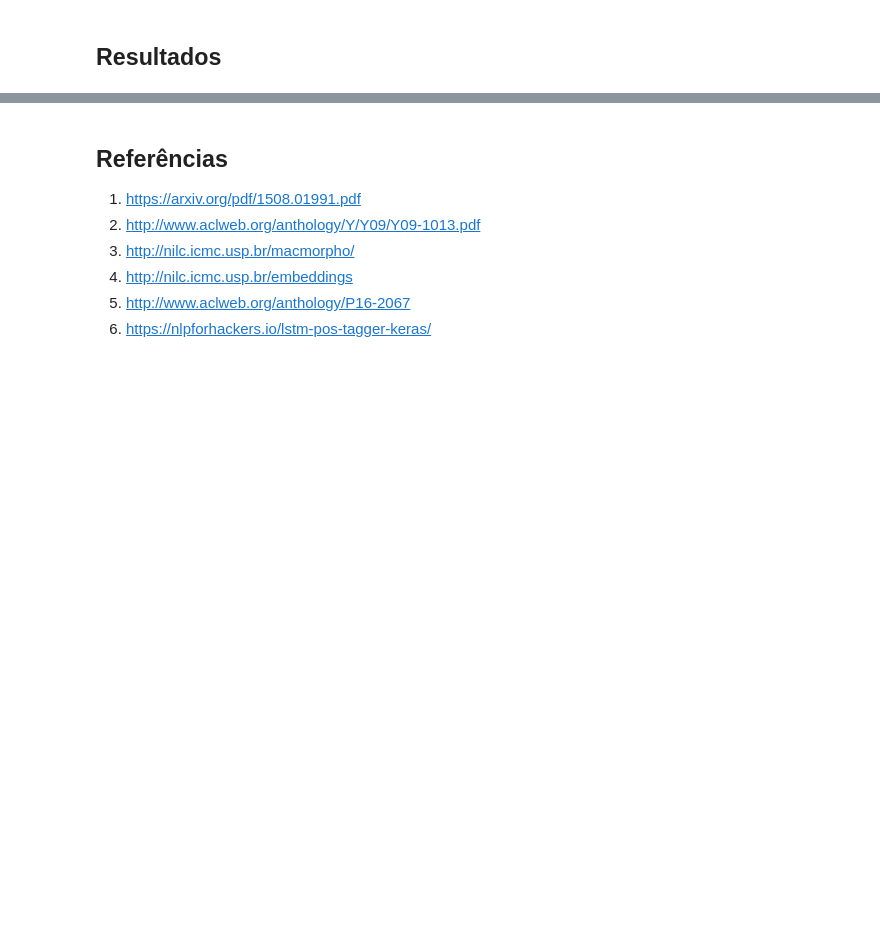
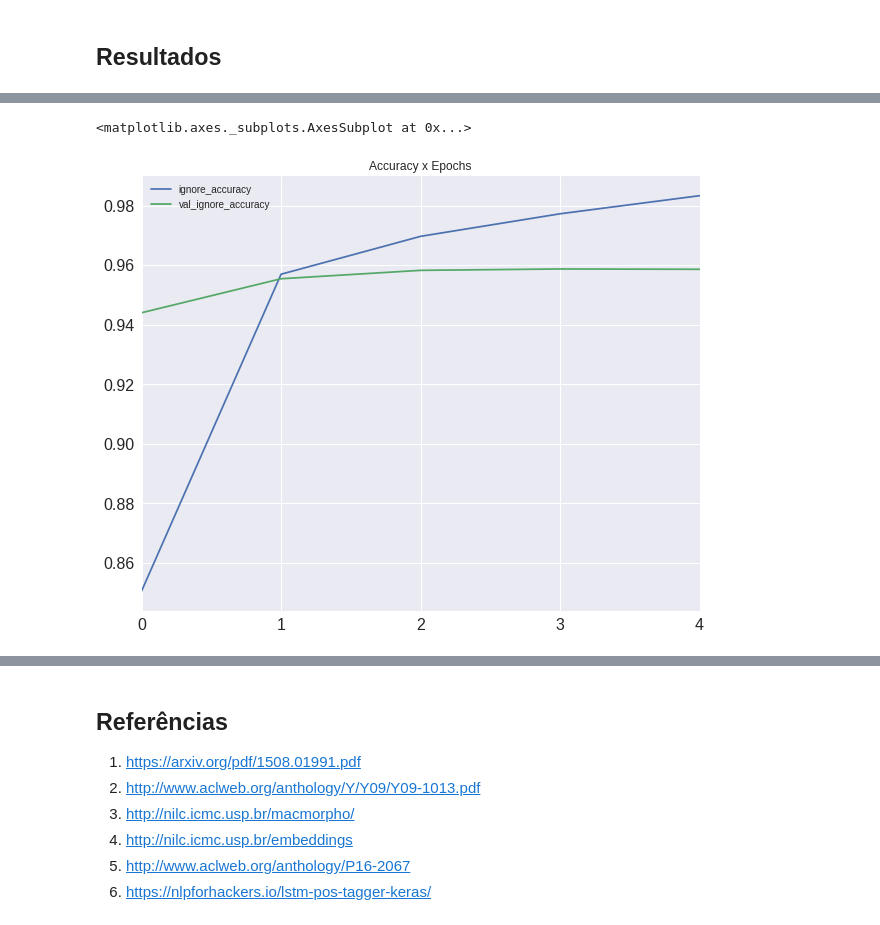
Before and after one commit to BernardoAbreu/NLP, a Jupyter notebook: postag/Notebooks/TP2 - Pos-tagging.ipynb, the cells around one changed output, grey strips where cells are left out. Cells and saved outputs as stored; diff of their text form; code cells hidden in the pictures; blank space fills up the shorter version.

```diff
--- a/postag/Notebooks/TP2 - Pos-tagging.ipynb
+++ b/postag/Notebooks/TP2 - Pos-tagging.ipynb
@@ -389,0 +379,3 @@ N
+# %%
+training_log = pd.read_csv('../src/training.log')
+training_log
@@ -389,0 +389,7 @@ N
+# %%
+training_log['ignore_accuracy'].plot(legend=True, title='Accuracy x Epochs', xticks=range(training_log.shape[0]),
+                                     fontsize=16,xlim=(0,training_log.shape[0]-1))
+training_log['val_ignore_accuracy'].plot(figsize=(10,8), legend=True)
+# %% [output]
+<matplotlib.axes._subplots.AxesSubplot at 0x...>
+[figure, added]
```
Also changed, not shown: parts of 26 cells of this notebook, 1 other file.
